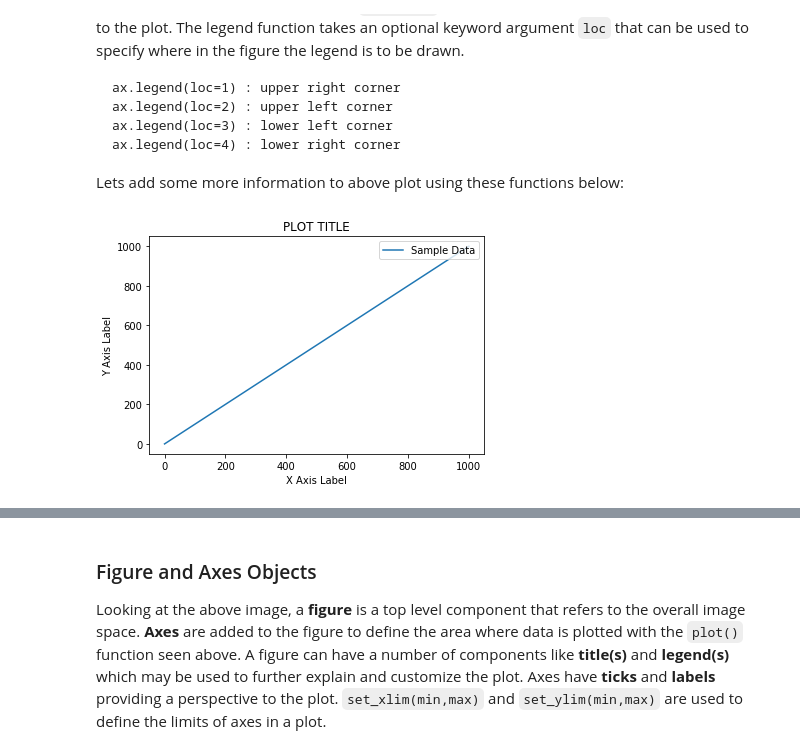
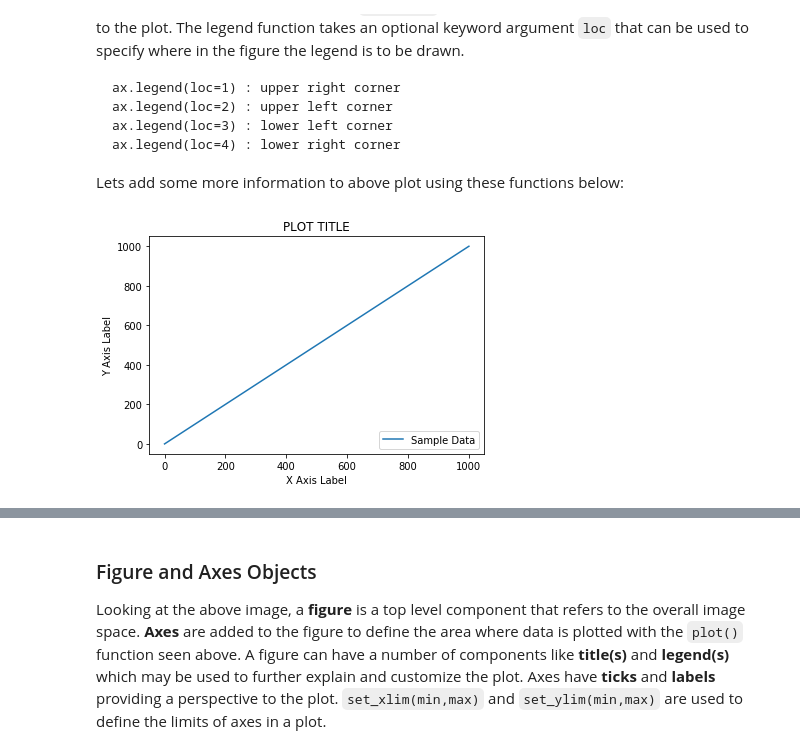
Before and after one commit to MsJacksonIYN/ds-matplotlib-intro-readme-nyc-ds-career-031119, a Jupyter notebook: index.ipynb, the cells around one changed output, grey strips where cells are left out. Cells and saved outputs as stored; diff of their text form; code cells hidden in the pictures.

```diff
--- a/index.ipynb
+++ b/index.ipynb
@@ -63,24 +63,24 @@ Lets add some more information to above plot using these functions below:
 # %%
 # Set plot space as inline for inline plots and qt for external plots
 %matplotlib inline
 
 # Use plot() function to create a plot using above values on both x and y co-ordinates. Add a label.
 plt.plot(data, data, label='Sample Data')
 
 # Add labels for x and y axes
 plt.xlabel('X Axis Label')
 plt.ylabel('Y Axis Label')
 
 # Add a title for the plot
 plt.title('PLOT TITLE')
 
 # Add a legend to the plot with legend() in lower right corner
-plt.legend(loc="upper right")
+plt.legend(loc=4)
 
 # Output the final plot
 plt.show()
 # %% [output]
-[figure, old version]
+[figure, new version]
 # %% [markdown]
 ## `matplotlib` Objects
 
```
